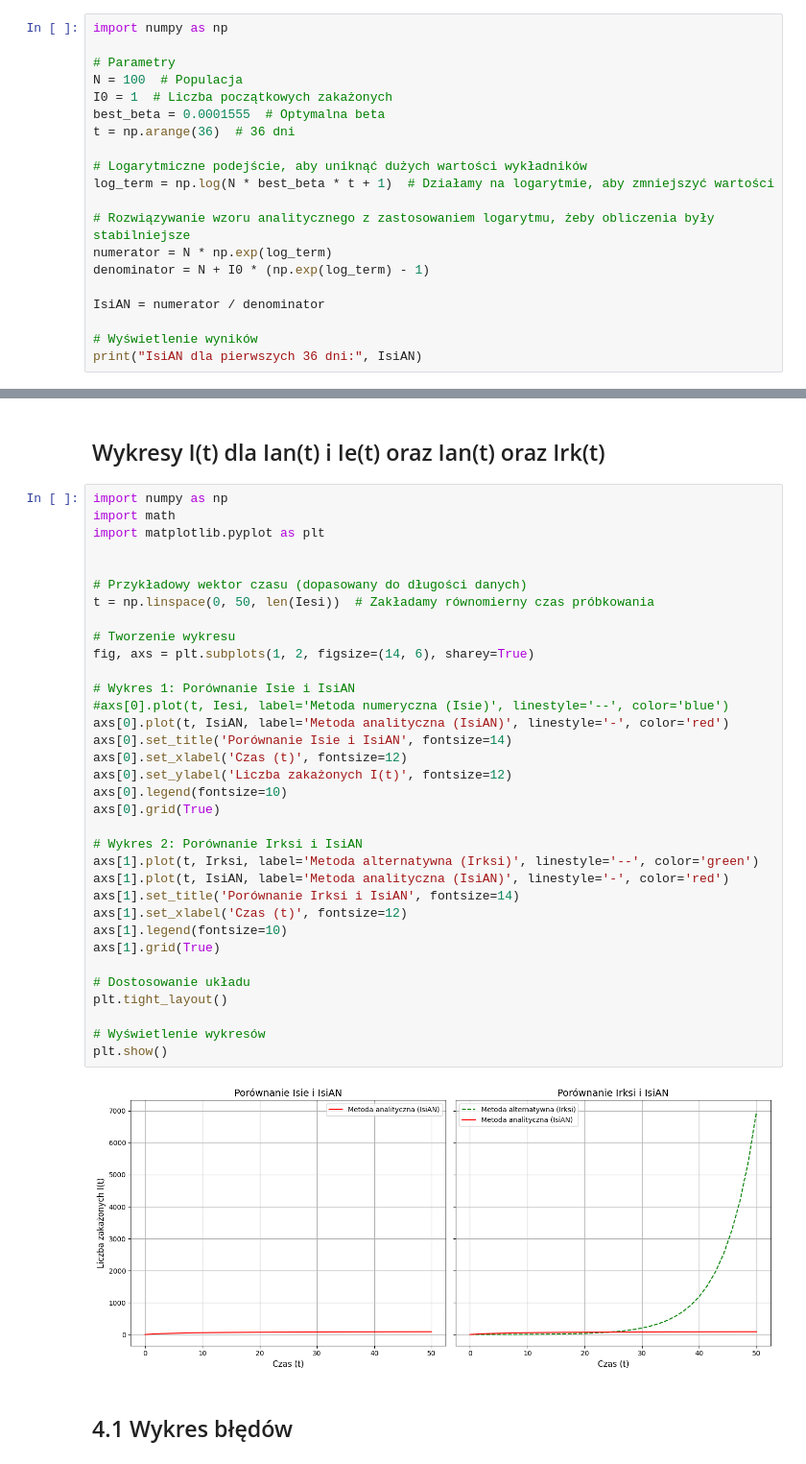
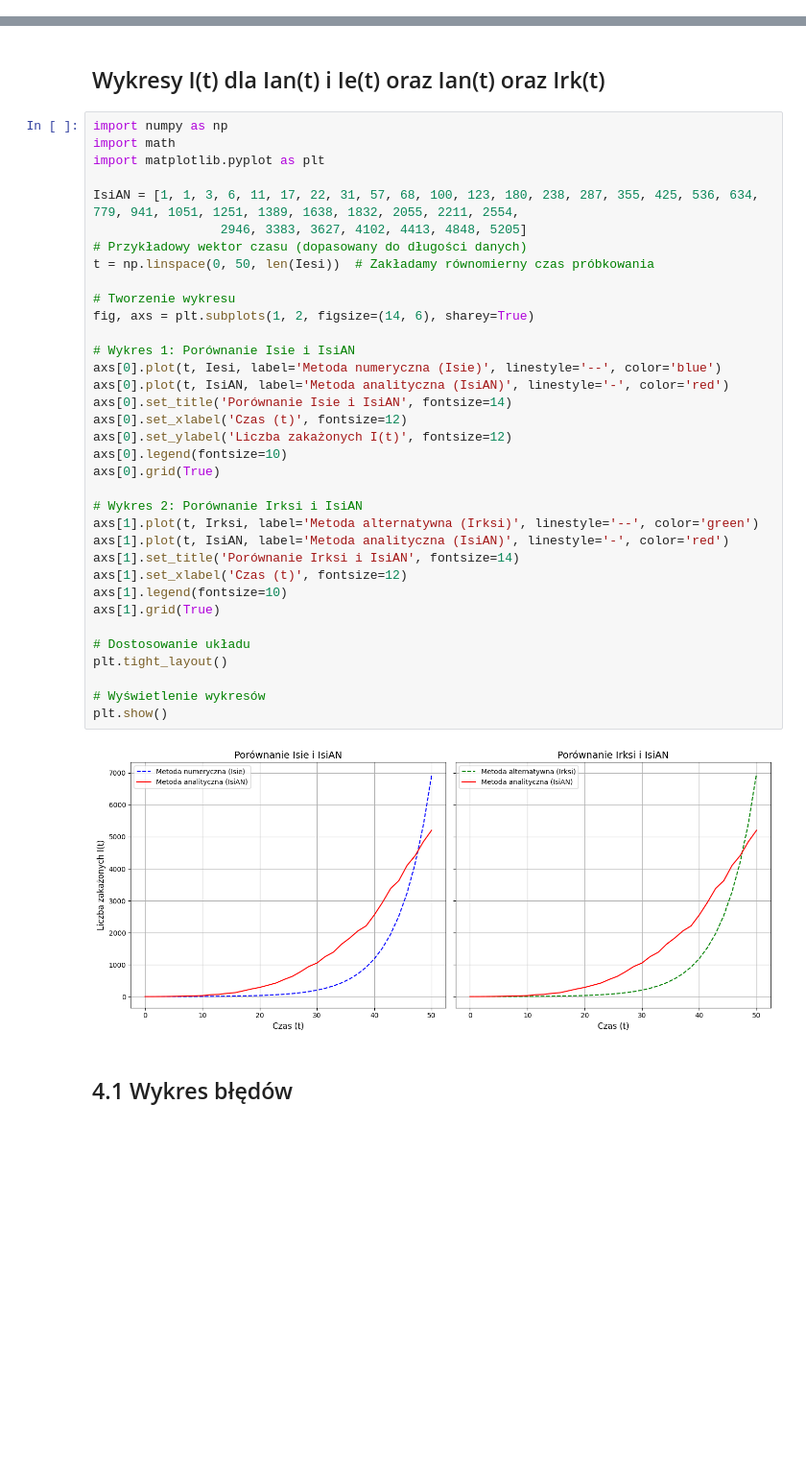
Before and after one commit to 277465/Modelowanie-Pandemii-Sars-cov-19, a Jupyter notebook: projekt.ipynb, the cells around one changed output, grey strips where cells are left out. Shown: that part at 96% size. Saved outputs shown, nothing was run; the diff lists cells and outputs as text; blank space fills up the shorter version.

```diff
--- a/projekt.ipynb
+++ b/projekt.ipynb
@@ -246,20 +243,0 @@ IsiAN = (N * e**(N * best_beta * t)) / (N + I0 * (e**(N * best_beta * t) - 1))
-# %%
-import numpy as np
-
-# Parametry
-N = 100  # Populacja
-I0 = 1  # Liczba początkowych zakażonych
-best_beta = 0.0001555  # Optymalna beta
-t = np.arange(36)  # 36 dni
-
-# Logarytmiczne podejście, aby uniknąć dużych wartości wykładników
-log_term = np.log(N * best_beta * t + 1)  # Działamy na logarytmie, aby zmniejszyć wartości
-
-# Rozwiązywanie wzoru analitycznego z zastosowaniem logarytmu, żeby obliczenia były stabilniejsze
-numerator = N * np.exp(log_term)
-denominator = N + I0 * (np.exp(log_term) - 1)
-
-IsiAN = numerator / denominator
-
-# Wyświetlenie wyników
-print("IsiAN dla pierwszych 36 dni:", IsiAN)
@@ -796,37 +766,38 @@ import numpy as np
 import math
 import matplotlib.pyplot as plt
 
-
+IsiAN = [1, 1, 3, 6, 11, 17, 22, 31, 57, 68, 100, 123, 180, 238, 287, 355, 425, 536, 634, 779, 941, 1051, 1251, 1389, 1638, 1832, 2055, 2211, 2554,
+                 2946, 3383, 3627, 4102, 4413, 4848, 5205]
 # Przykładowy wektor czasu (dopasowany do długości danych)
 t = np.linspace(0, 50, len(Iesi))  # Zakładamy równomierny czas próbkowania
 
 # Tworzenie wykresu
 fig, axs = plt.subplots(1, 2, figsize=(14, 6), sharey=True)
 
 # Wykres 1: Porównanie Isie i IsiAN
-#axs[0].plot(t, Iesi, label='Metoda numeryczna (Isie)', linestyle='--', color='blue')
+axs[0].plot(t, Iesi, label='Metoda numeryczna (Isie)', linestyle='--', color='blue')
 axs[0].plot(t, IsiAN, label='Metoda analityczna (IsiAN)', linestyle='-', color='red')
 axs[0].set_title('Porównanie Isie i IsiAN', fontsize=14)
 axs[0].set_xlabel('Czas (t)', fontsize=12)
 axs[0].set_ylabel('Liczba zakażonych I(t)', fontsize=12)
 axs[0].legend(fontsize=10)
 axs[0].grid(True)
 
 # Wykres 2: Porównanie Irksi i IsiAN
 axs[1].plot(t, Irksi, label='Metoda alternatywna (Irksi)', linestyle='--', color='green')
 axs[1].plot(t, IsiAN, label='Metoda analityczna (IsiAN)', linestyle='-', color='red')
 axs[1].set_title('Porównanie Irksi i IsiAN', fontsize=14)
 axs[1].set_xlabel('Czas (t)', fontsize=12)
 axs[1].legend(fontsize=10)
 axs[1].grid(True)
 
 # Dostosowanie układu
 plt.tight_layout()
 
 # Wyświetlenie wykresów
 plt.show()
 # %% [output]
-[figure, old version]
+[figure, new version]
 # %% [markdown]
 ## 4.1 Wykres błędów
 # %%
```
Also changed, not shown: parts of 5 cells of this notebook, 1 other file.
